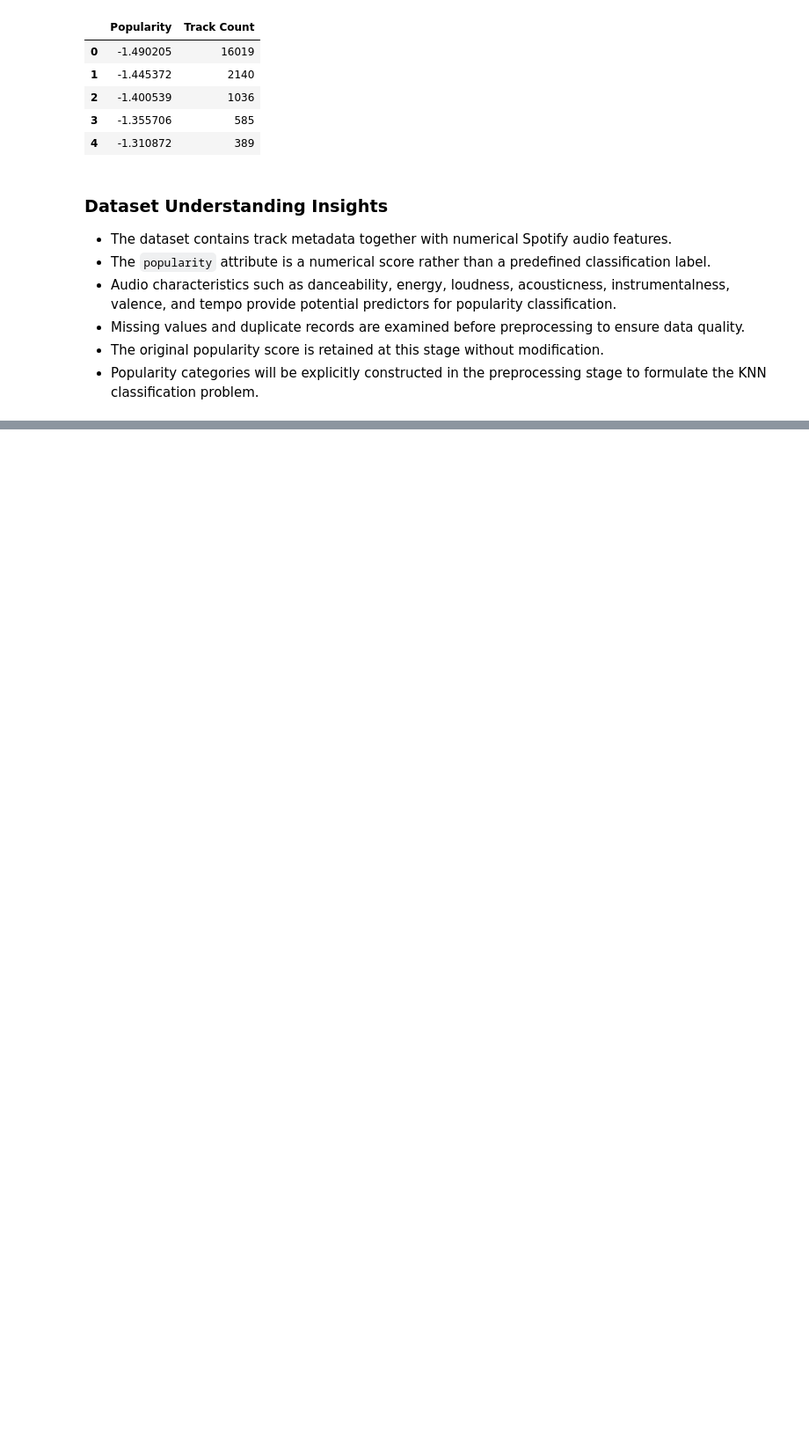
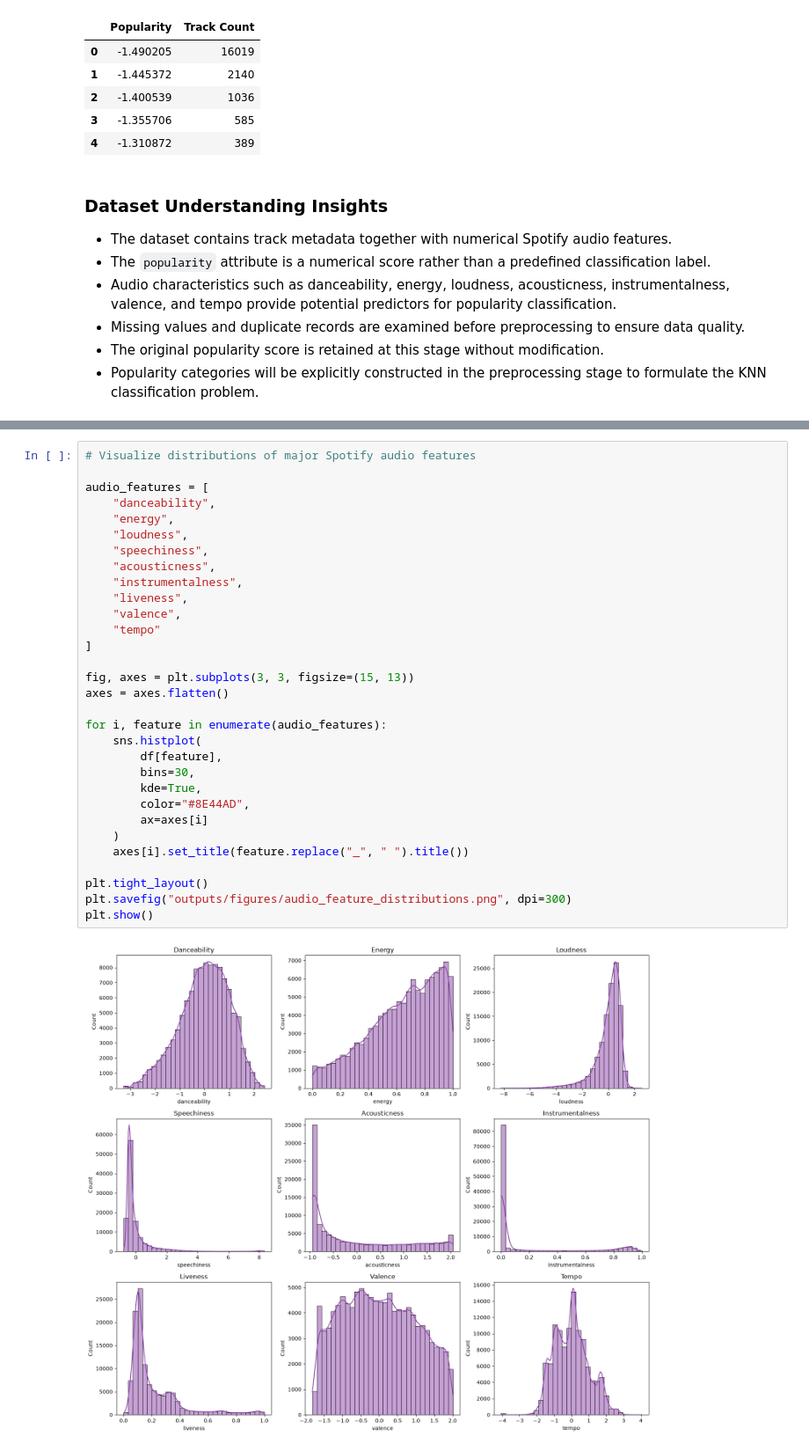
Before and after one commit to Pralishatripathy000/ml-knn, a Jupyter notebook: notebook.ipynb, the cells around one changed output, grey strips where cells are left out. Shown at 88% size. Saved outputs shown, nothing was run; the diff lists cells and outputs as text; blank space fills up the shorter version.

```diff
--- a/notebook.ipynb
+++ b/notebook.ipynb
@@ -267,0 +296,33 @@ popularity_distribution.head()
+# %%
+# Visualize distributions of major Spotify audio features
+
+audio_features = [
+    "danceability",
+    "energy",
+    "loudness",
+    "speechiness",
+    "acousticness",
+    "instrumentalness",
+    "liveness",
+    "valence",
+    "tempo"
+]
+
+fig, axes = plt.subplots(3, 3, figsize=(15, 13))
+axes = axes.flatten()
+
+for i, feature in enumerate(audio_features):
+    sns.histplot(
+        df[feature],
+        bins=30,
+        kde=True,
+        color="#8E44AD",
+        ax=axes[i]
+    )
+    axes[i].set_title(feature.replace("_", " ").title())
+
+plt.tight_layout()
+plt.savefig("outputs/figures/audio_feature_distributions.png", dpi=300)
+plt.show()
+# %% [output]
+[figure, added]
```
Also changed, not shown: parts of 7 cells of this notebook, 6 other files.
